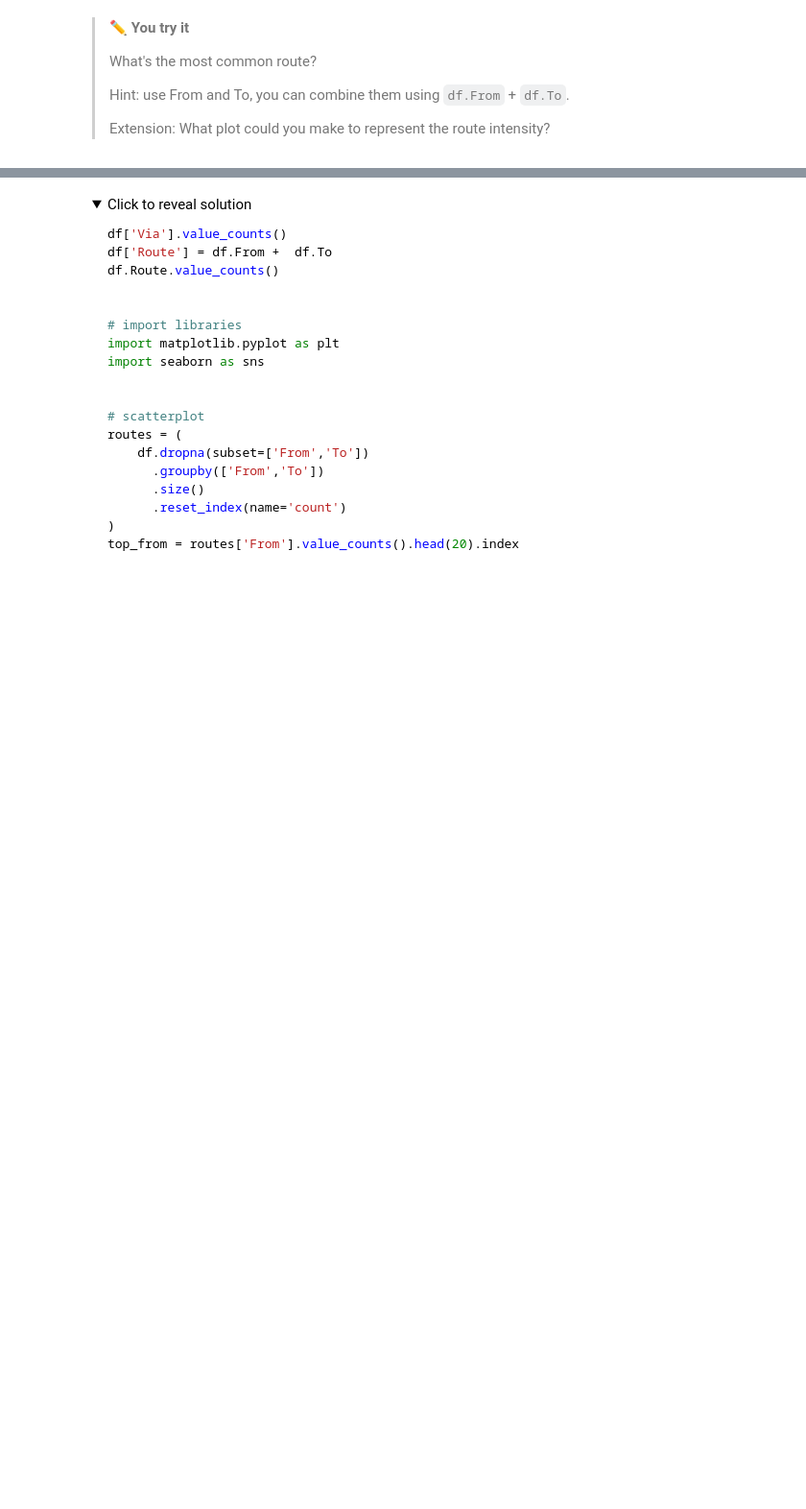
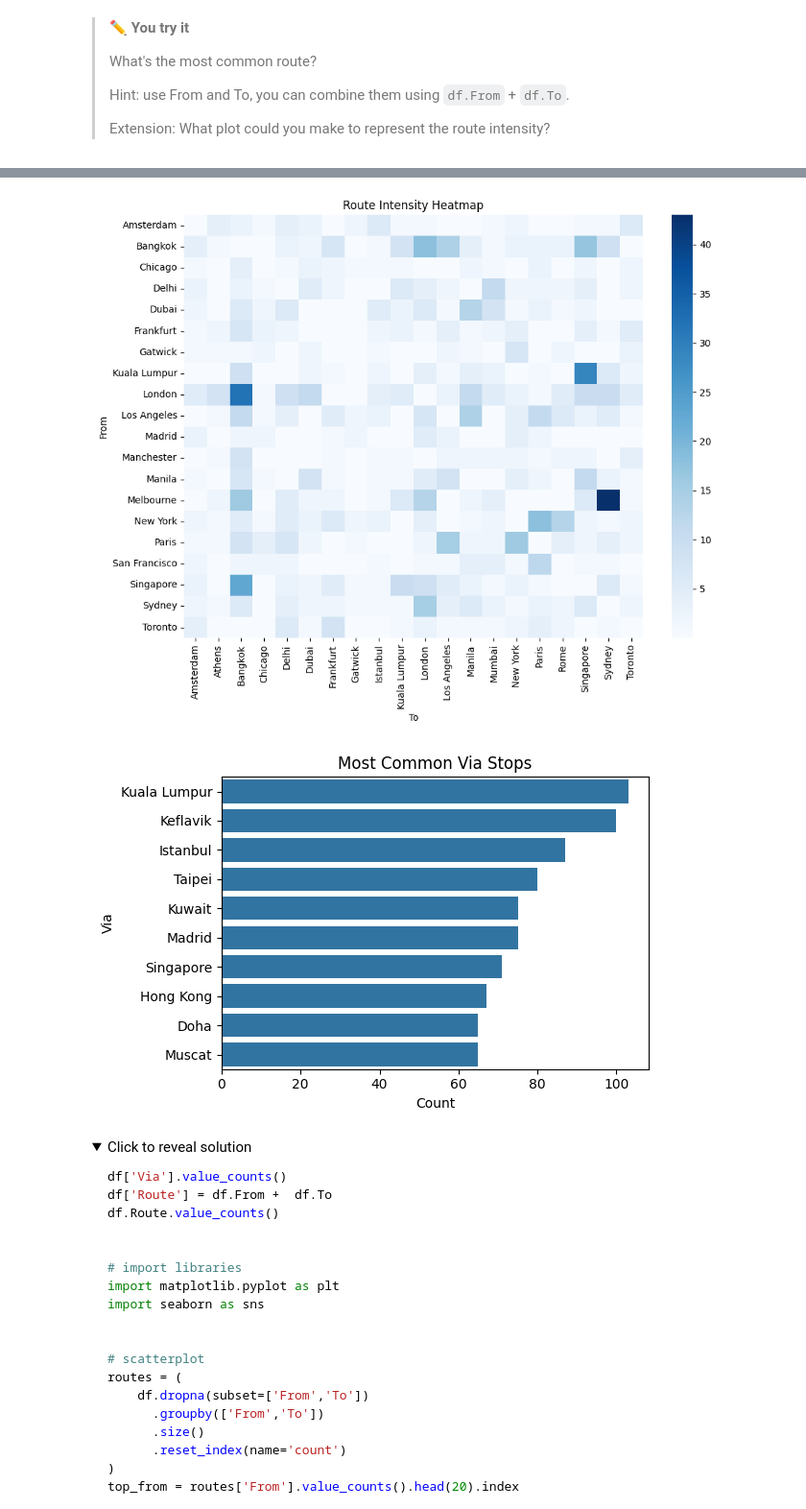
Before and after one commit to tamaravdd/iese-dsmba, a Jupyter notebook: notebooks/05_Airline_TextAnalytics.ipynb, the cells around one changed output, grey strips where cells are left out. Shown at 96% size. Cells and saved outputs as stored; diff of their text form; code cells hidden in the pictures; folded sections open; blank space fills up the shorter version.

```diff
--- a/notebooks/05_Airline_TextAnalytics.ipynb
+++ b/notebooks/05_Airline_TextAnalytics.ipynb
@@ -194,3 +216,46 @@ df.groupby('Seat Type').nunique()
+# %%
+# import libraries
+import matplotlib.pyplot as plt
+import seaborn as sns
+
+
+# scatterplot
+routes = (
+    df.dropna(subset=['From','To'])
+      .groupby(['From','To'])
+      .size()
+      .reset_index(name='count')
+)
+top_from = routes['From'].value_counts().head(20).index
+top_to   = routes['To'].value_counts().head(20).index
+
+sub = routes[
+    routes['From'].isin(top_from) &
+    routes['To'].isin(top_to)
+]
+matrix = sub.pivot(index='From', columns='To', values='count').fillna(0)
+
+plt.figure(figsize=(10,8))
+sns.heatmap(matrix, cmap='Blues', vmin=0.0001)
+plt.title('Route Intensity Heatmap')
+plt.xlabel('To')
+plt.ylabel('From')
+plt.tight_layout()
+plt.show()
+
+# other option
+top_via = df['Via'].value_counts().head(10)
+
+plt.figure(figsize=(6,4))
+sns.barplot(x=top_via.values, y=top_via.index)
+plt.title('Most Common Via Stops')
+plt.xlabel('Count')
+plt.ylabel('Via')
+plt.tight_layout()
+plt.show()
+# %% [output]
+[figure, added]
+[figure, added]
 # %% [markdown]
 <details>
 <summary>Click to reveal solution</summary>
```
Also changed, not shown: parts of 13 cells of this notebook.
